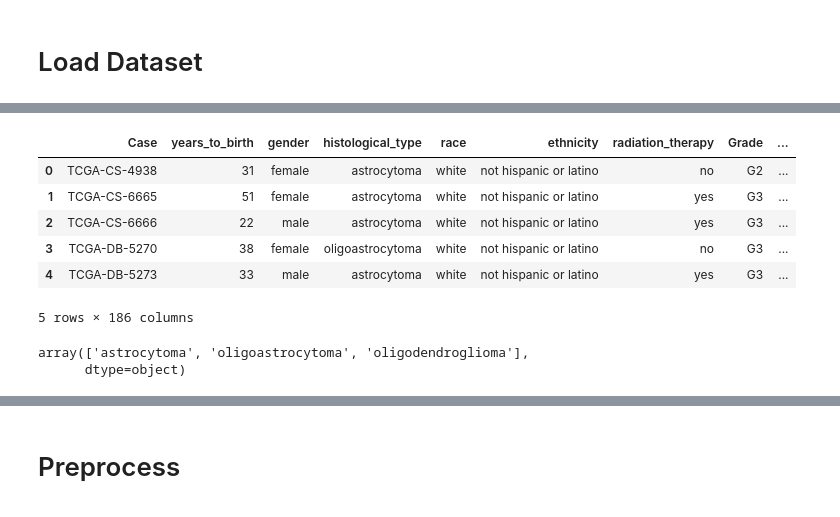
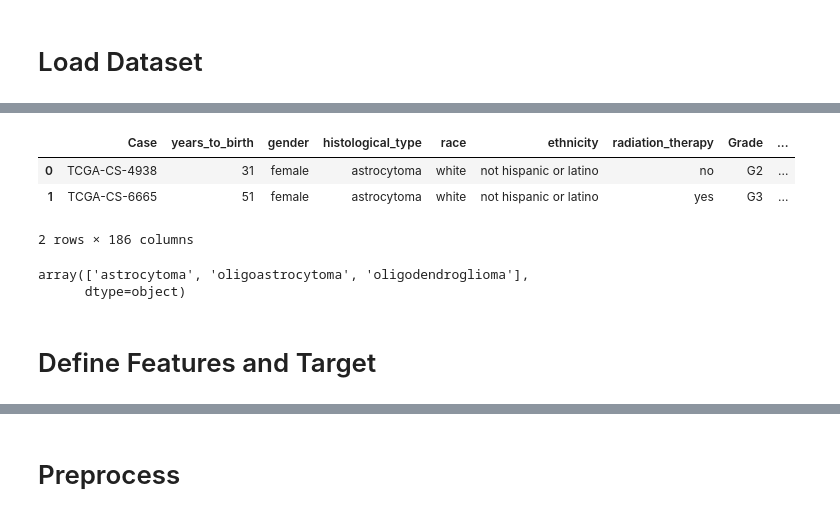
Before and after one commit to Klara-haas/brain_proteomics, a Jupyter notebook: api/jfschulz_notebooks/jfschulz_api.ipynb, the cells around one changed output, grey strips where cells are left out. Drawn from its saved outputs; the diff is of its cells as text; code cells hidden in the pictures.

```diff
--- a/api/jfschulz_notebooks/jfschulz_api.ipynb
+++ b/api/jfschulz_notebooks/jfschulz_api.ipynb
@@ -16,20 +16,19 @@ os.getcwd()
 # %%
-path = "/home/jana/code/jfschulz/project-brain-proteomics/raw_data"
+path = "/home/jana/code/Klara-haas/brain_proteomics_project/brain_proteomics/raw_data"
 file = "Glioma-clinic-TCGA-proteins.csv"
 df = pd.read_csv(f"{path}/{file}", header=0)
 #df = pd.read_csv(path)
-df.head()
+df.head(2)
 # %% [output]
 |  | Case | years_to_birth | gender | histological_type | race | ethnicity | radiation_therapy | Grade | ... |
 | 0 | TCGA-CS-4938 | 31 | female | astrocytoma | white | not hispanic or latino | no | G2 | ... |
 | 1 | TCGA-CS-6665 | 51 | female | astrocytoma | white | not hispanic or latino | yes | G3 | ... |
-| 2 | TCGA-CS-6666 | 22 | male | astrocytoma | white | not hispanic or latino | yes | G3 | ... |
-| 3 | TCGA-DB-5270 | 38 | female | oligoastrocytoma | white | not hispanic or latino | no | G3 | ... |
-| 4 | TCGA-DB-5273 | 33 | male | astrocytoma | white | not hispanic or latino | yes | G3 | ... |
-5 rows × 186 columns
+2 rows × 186 columns
 # %%
 #df.info(verbose=True, show_counts=True)
 df["histological_type"].unique()
 # %% [output]
 array(['astrocytoma', 'oligoastrocytoma', 'oligodendroglioma'],
       dtype=object)
+# %% [markdown]
+# Define Features and Target
```
Also changed, not shown: parts of 50 cells of this notebook, 6 other files.
